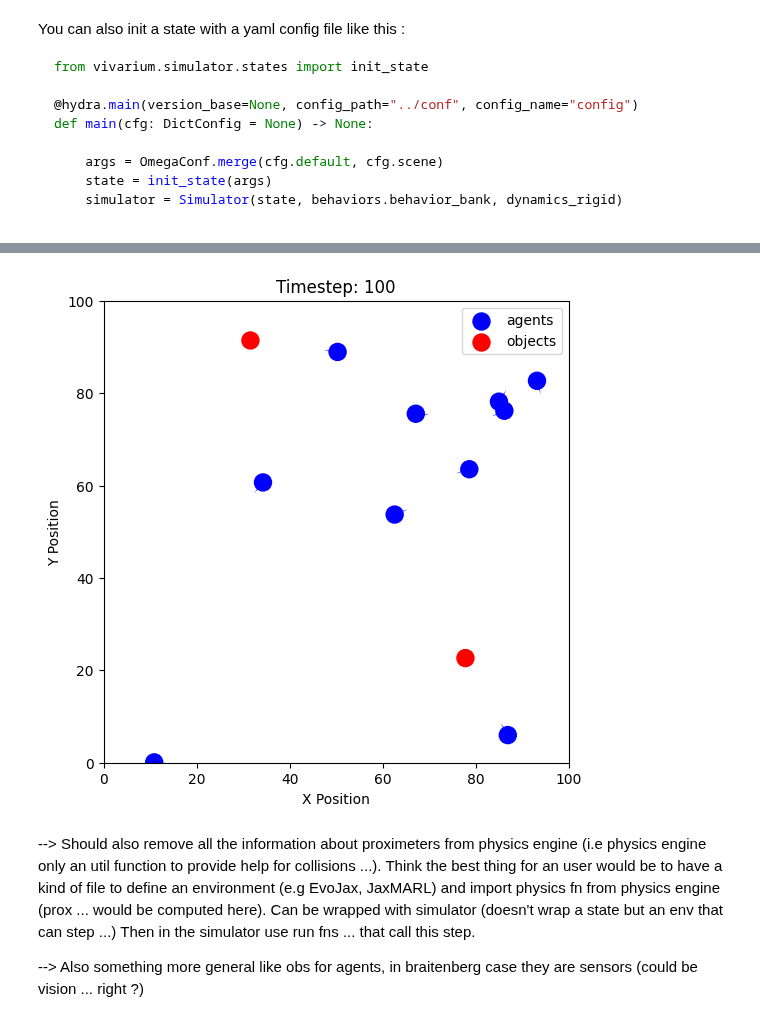
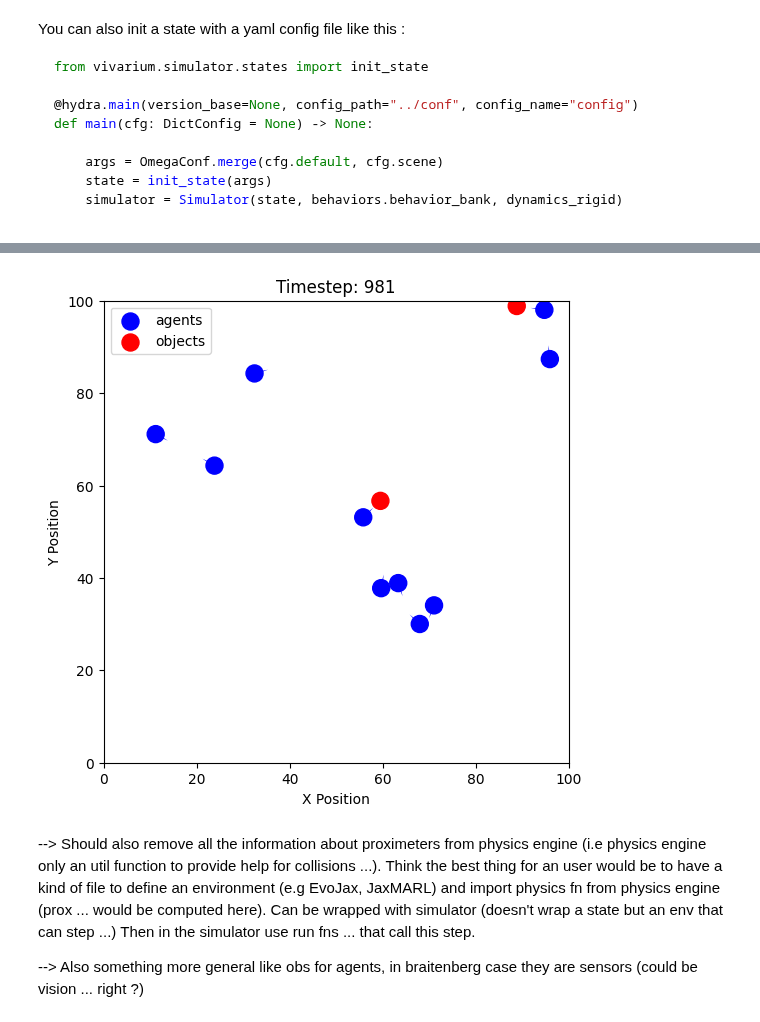
Before and after one commit to clement-moulin-frier/vivarium, a Jupyter notebook: notebooks/simulator_tutorial.ipynb, the cells around one changed output, grey strips where cells are left out. Saved outputs shown, nothing was run; the diff lists cells and outputs as text; code cells hidden in the pictures.

Commit message:
Improve simulation saving and rendering + add comments

```diff
--- a/notebooks/simulator_tutorial.ipynb
+++ b/notebooks/simulator_tutorial.ipynb
@@ -281,0 +283,2 @@ def main(cfg: DictConfig = None) -> None:
+# %%
+num_steps = 1000
@@ -282,6 +294,7 @@ def main(cfg: DictConfig = None) -> None:
 # %%
-num_steps = 100
 saving_name="notebook_tutorial"
+simulator.start_recording(saving_name)
 
-# simulator.run(num_steps=num_steps, save=True, saving_name=saving_name)
-state = simulator.state
+simulator.run(num_steps=num_steps, save=True, saving_name=saving_name)
+
+simulator.stop_recording()
@@ -307,7 +304,8 @@ simulator.stop_recording()
+# %%
+loaded_state_history = simulator.load(saving_name)
 # %%
 from IPython.display import display, clear_output
 import time
-
 
 def render_evolution(state_history, pause=0.001, skip_frames=1):
     fig, ax = plt.subplots(figsize=(6, 6))
@@ -349,12 +347,15 @@ def render_evolution(state_history, pause=0.001, skip_frames=1):
         time.sleep(pause)
 
     plt.close(fig)
-
-render_evolution(state_history)
-# %% [output]
-[figure, removed]
-# %%
-state_history = simulator.load(saving_name)
+# %%
+skip_frames = 20 # Only plot the state every 20 steps
+
+print("First part")
+render_evolution(state_history, skip_frames=20)
+print("Second part")
+render_evolution(loaded_state_history, skip_frames=20)
+# %% [output]
+[figure, added]
 # %% [markdown]
 
 --> Should also remove all the information about proximeters from physics engine (i.e physics engine only an util function to provide help for collisions ...). Think the best thing for an user would be to have a kind of file to define an environment (e.g EvoJax, JaxMARL) and import physics fn from physics engine (prox ... would be computed here). Can be wrapped with simulator (doesn't wrap a state but an env that can step ...) Then in the simulator use run fns ... that call this step.
```
Also changed, not shown: parts of 14 cells of this notebook.
